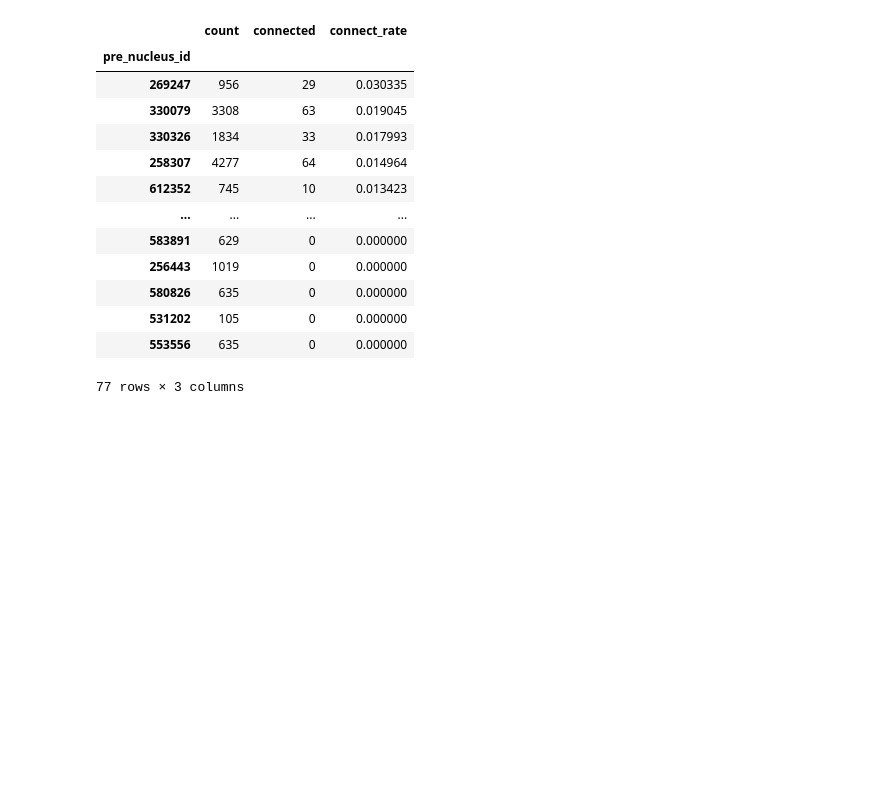
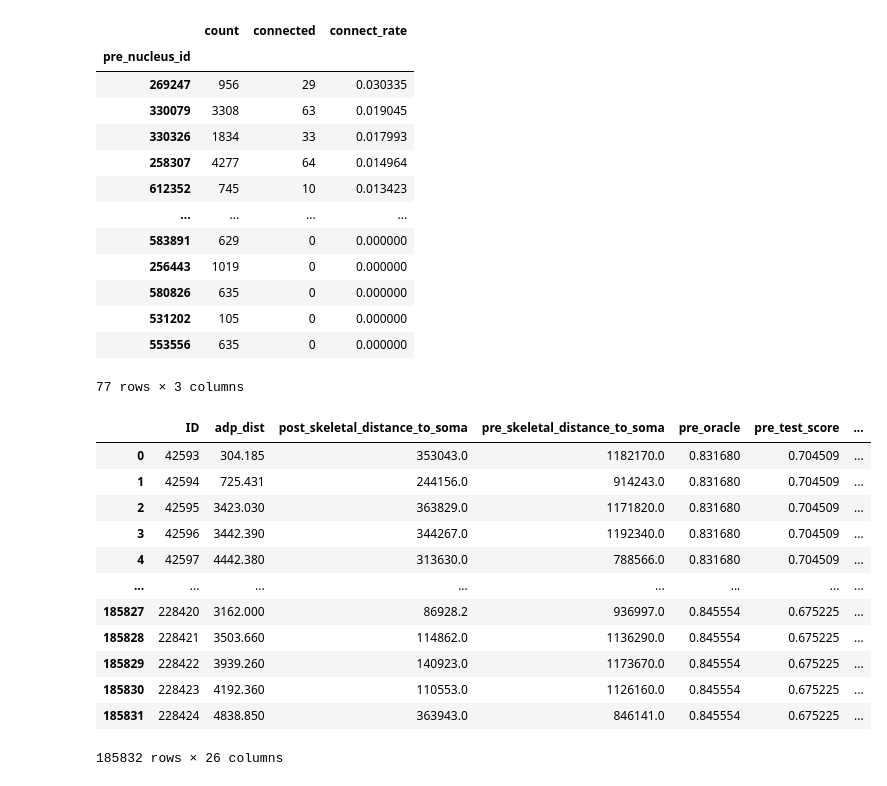
Before and after one commit to gwang034/elecfinal, a Jupyter notebook: Grace/Grace_Data_Clean.ipynb, the cells around one changed output. Drawn from its saved outputs; the diff is of its cells as text; code cells hidden in the pictures; blank space fills up the shorter version.

```diff
--- a/Grace_Data_Clean.ipynb
+++ b/Grace/Grace_Data_Clean.ipynb
@@ -116,3 +166,19 @@ adp_counts.sort_values(by="connect_rate", ascending=False)
 | 531202 | 105 | 0 | 0.000000 |
 | 553556 | 635 | 0 | 0.000000 |
 77 rows × 3 columns
+# %%
+df.merge(adp_counts, left_on='pre_nucleus_id', right_on='pre_nucleus_id')
+# %% [output]
+|  | ID | adp_dist | post_skeletal_distance_to_soma | pre_skeletal_distance_to_soma | pre_oracle | pre_test_score | ... |
+| 0 | 42593 | 304.185 | 353043.0 | 1182170.0 | 0.831680 | 0.704509 | ... |
+| 1 | 42594 | 725.431 | 244156.0 | 914243.0 | 0.831680 | 0.704509 | ... |
+| 2 | 42595 | 3423.030 | 363829.0 | 1171820.0 | 0.831680 | 0.704509 | ... |
+| 3 | 42596 | 3442.390 | 344267.0 | 1192340.0 | 0.831680 | 0.704509 | ... |
+| 4 | 42597 | 4442.380 | 313630.0 | 788566.0 | 0.831680 | 0.704509 | ... |
+| ... | ... | ... | ... | ... | ... | ... | ... |
+| 185827 | 228420 | 3162.000 | 86928.2 | 936997.0 | 0.845554 | 0.675225 | ... |
+| 185828 | 228421 | 3503.660 | 114862.0 | 1136290.0 | 0.845554 | 0.675225 | ... |
+| 185829 | 228422 | 3939.260 | 140923.0 | 1173670.0 | 0.845554 | 0.675225 | ... |
+| 185830 | 228423 | 4192.360 | 110553.0 | 1126160.0 | 0.845554 | 0.675225 | ... |
+| 185831 | 228424 | 4838.850 | 363943.0 | 846141.0 | 0.845554 | 0.675225 | ... |
+185832 rows × 26 columns
```
Also changed, not shown: parts of 4 cells of this notebook.
